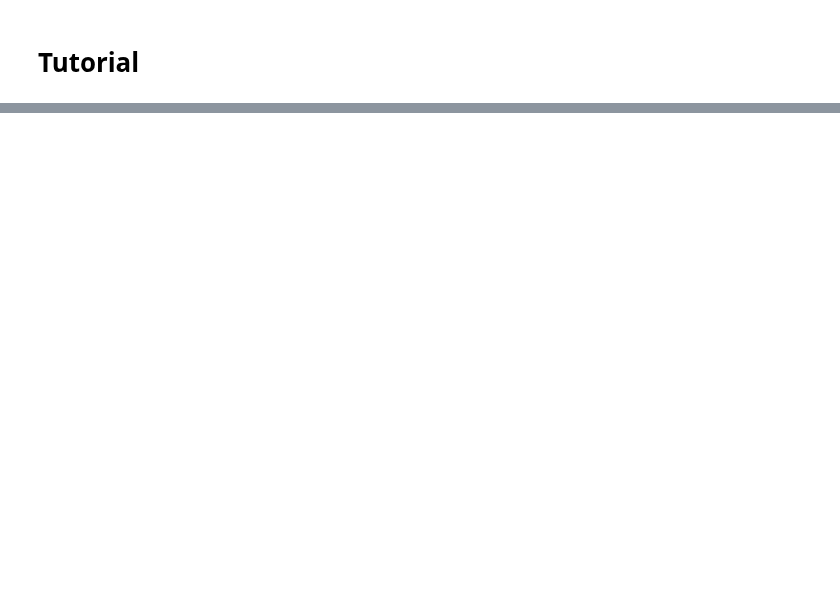
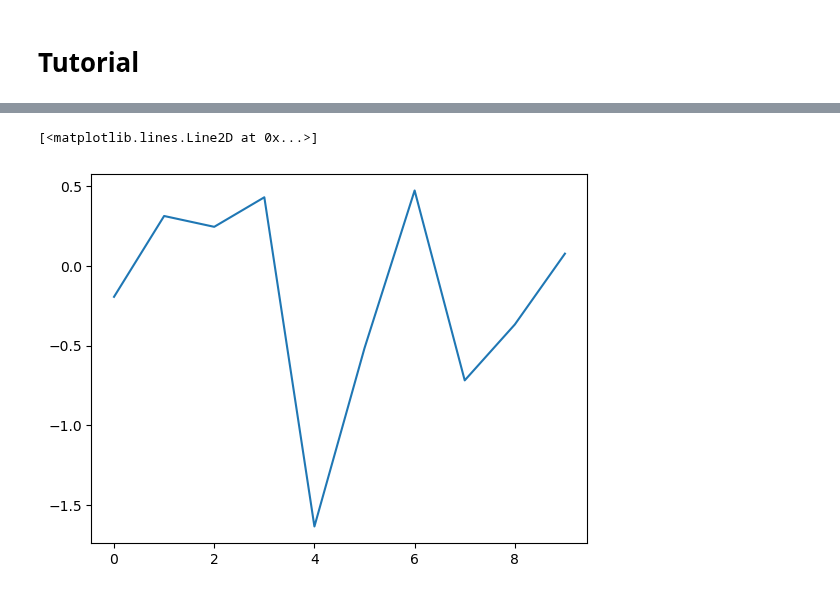
Before and after one commit to bcozmen/deeppy, a Jupyter notebook: tutorials/networks_advanced.ipynb, the cells around one changed output, grey strips where cells are left out. Saved outputs shown, nothing was run; the diff lists cells and outputs as text; code cells hidden in the pictures; blank space fills up the shorter version.

```diff
--- a/tutorials/networks_advanced.ipynb
+++ b/tutorials/networks_advanced.ipynb
@@ -186,0 +194,5 @@ plt.show()
+# %%
+plt.plot(mu[0])
+# %% [output]
+[<matplotlib.lines.Line2D at 0x...>]
+[figure, added]
```
Also changed, not shown: parts of 12 cells of this notebook, 20 other files.
